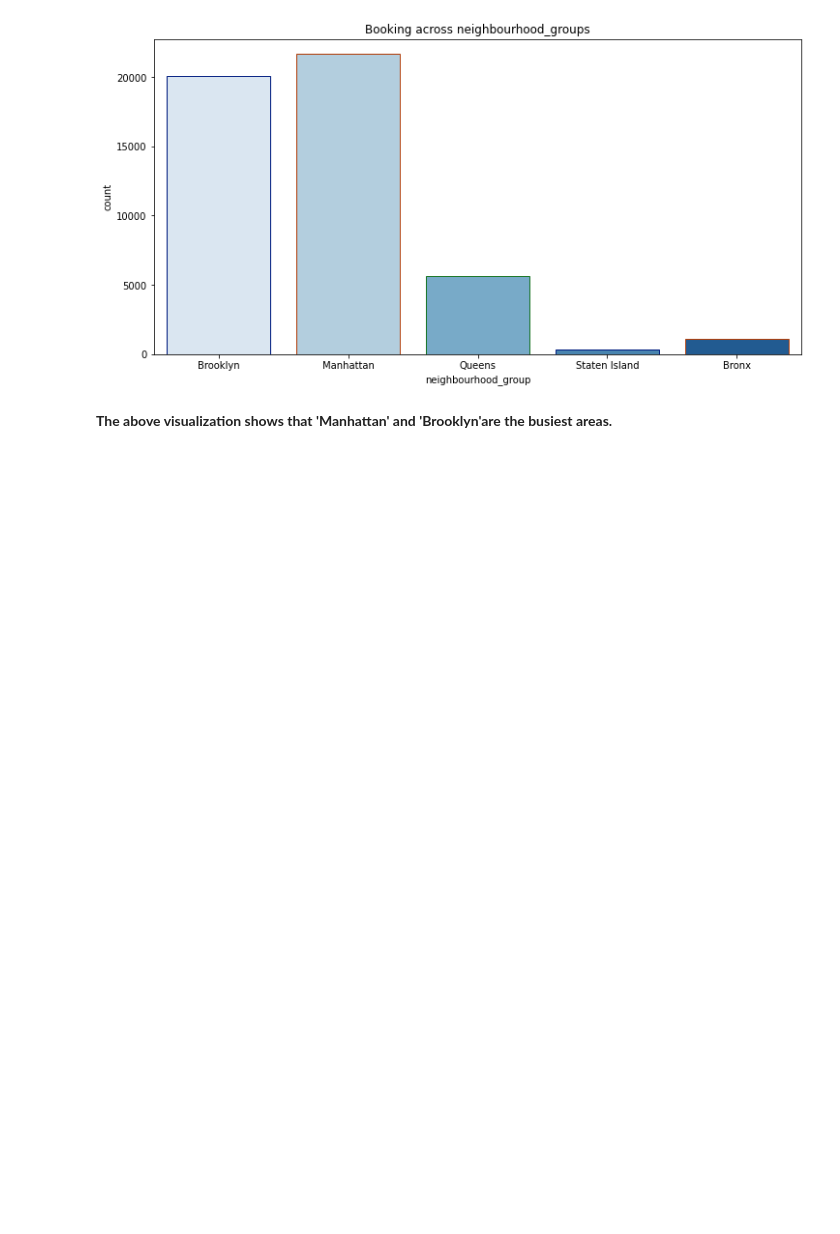
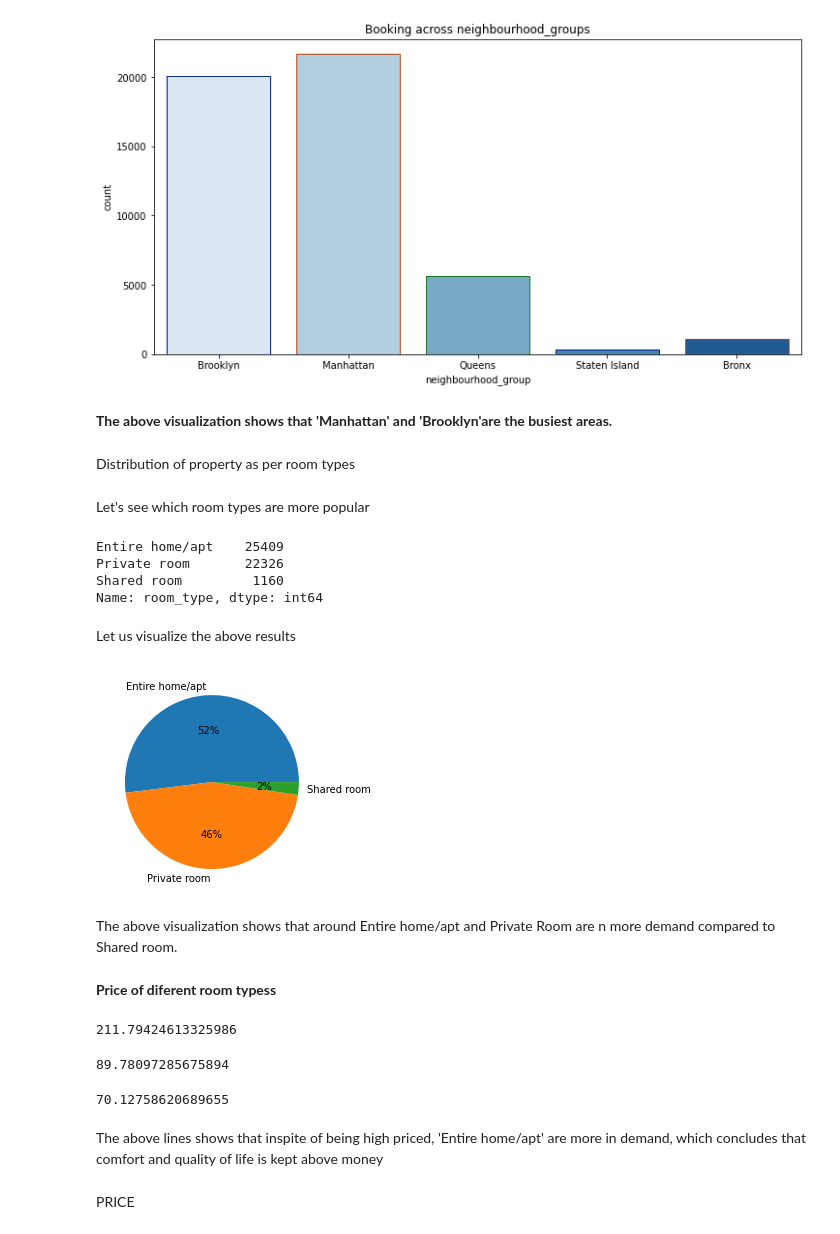
Before and after one commit to priyanshuupadhyay15/EDA_Airbnb_NYC, a Jupyter notebook: EDA_Airbnb.ipynb, the cells around one changed output. Saved outputs shown, nothing was run; the diff lists cells and outputs as text; code cells hidden in the pictures; blank space fills up the shorter version.

```diff
--- a/EDA_Airbnb.ipynb
+++ b/EDA_Airbnb.ipynb
@@ -224,3 +224,42 @@ Text(0.5, 1.0, 'Booking across neighbourhood_groups')
 [figure]
 # %% [markdown]
 **The above visualization shows that 'Manhattan' and 'Brooklyn'are the busiest areas.**
+# %% [markdown]
+Distribution of property as per room types
+# %% [markdown]
+Let's see which room types are more popular
+# %%
+airbnb['room_type'].value_counts()
+# %% [output]
+Entire home/apt    25409
+Private room       22326
+Shared room         1160
+Name: room_type, dtype: int64
+# %% [markdown]
+Let us visualize the above results
+# %%
+count = [25409,22326,1160]
+plt.pie(count, labels= ['Entire home/apt', 'Private room', 'Shared room'], autopct = '%0.0f%%')
+plt.show()
+# %% [output]
+[figure, added]
+# %% [markdown]
+The above visualization shows that around Entire home/apt and Private Room are n more demand compared to Shared room.
+# %% [markdown]
+**Price of diferent room typess**
+# %%
+airbnb[airbnb['room_type'] == 'Entire home/apt']['price'].mean()
+# %% [output]
+211.79424613325986
+# %%
+airbnb[airbnb['room_type'] == 'Private room']['price'].mean()
+# %% [output]
+89.78097285675894
+# %%
+airbnb[airbnb['room_type'] == 'Shared room']['price'].mean()
+# %% [output]
+70.12758620689655
+# %% [markdown]
+The above lines shows that inspite of being high priced, 'Entire home/apt' are more in demand, which concludes that comfort and quality of life is kept above money
+# %% [markdown]
+PRICE
```
Also changed, not shown: parts of 9 cells of this notebook.
